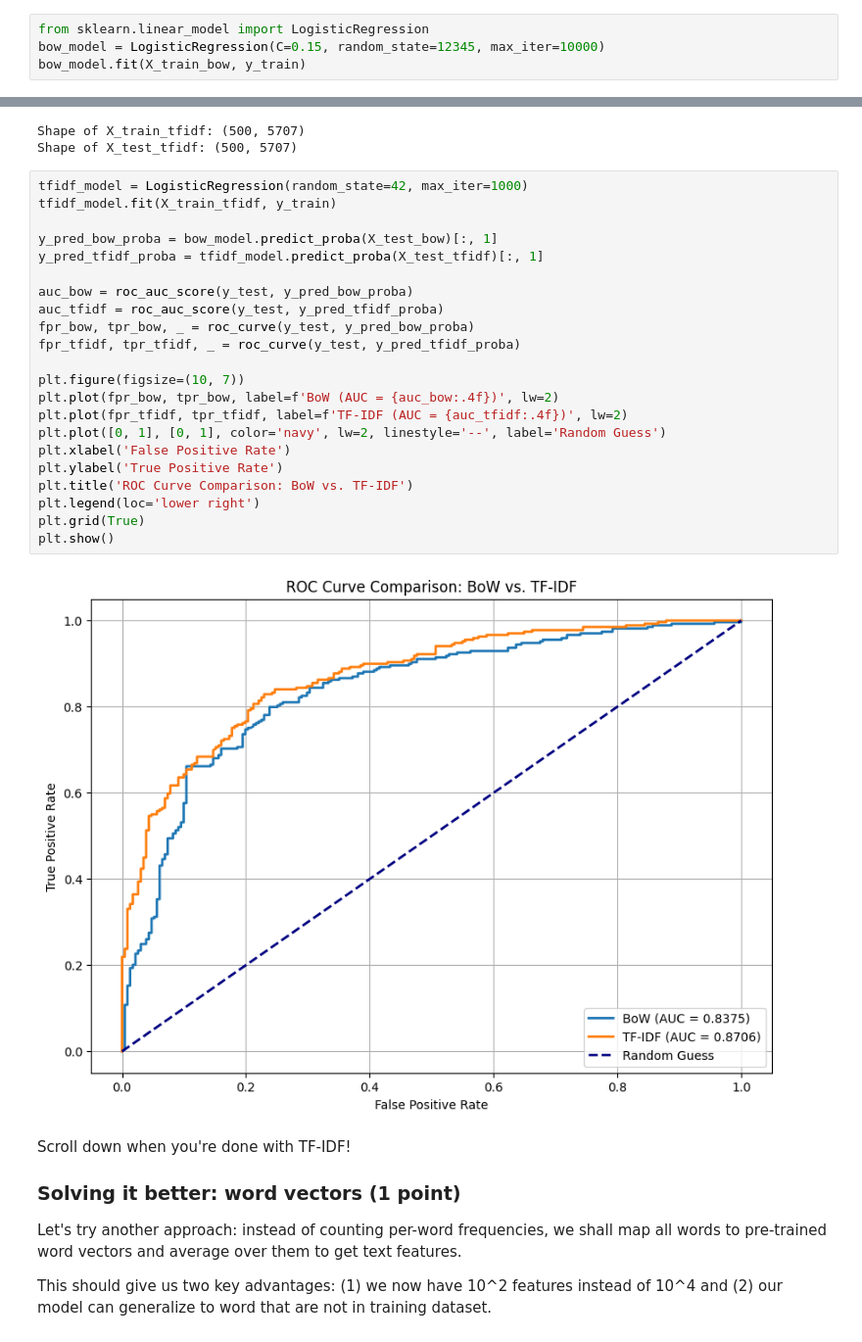
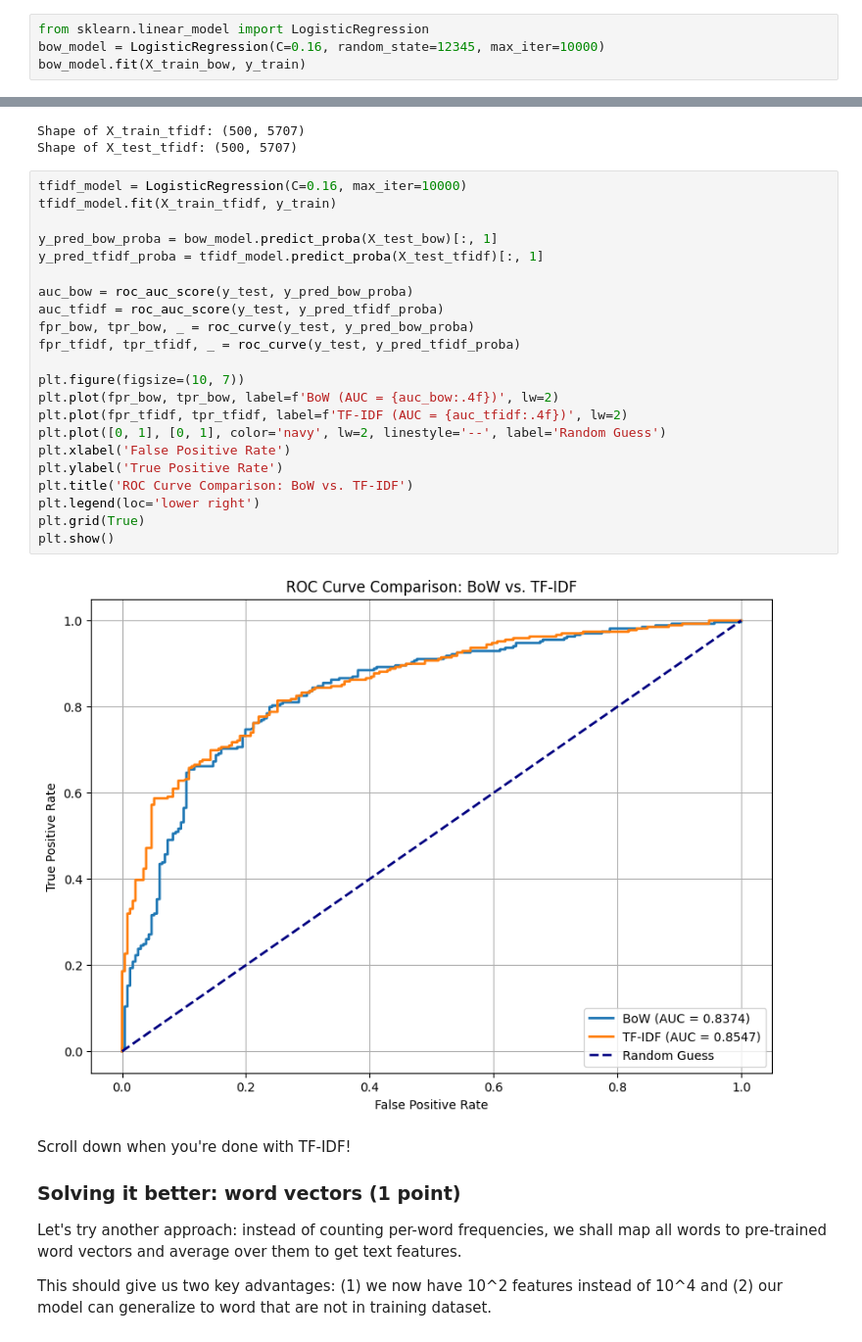
Before and after one commit to AlexDorosh55/Practical_DL, a Jupyter notebook: week06_nlp/seminar_nlp.ipynb, the cells around one changed output, grey strips where cells are left out. Shown at 98% size. Cells and saved outputs as stored; diff of their text form.

```diff
--- a/week06_nlp/seminar_nlp.ipynb
+++ b/week06_nlp/seminar_nlp.ipynb
@@ -423,6 +423,6 @@ It might not be the fanciest one around, but the simplicity has its own advantag
 Let's sklearn it!
 # %%
 from sklearn.linear_model import LogisticRegression
-bow_model = LogisticRegression(C=0.15, random_state=12345, max_iter=10000)
+bow_model = LogisticRegression(C=0.16, random_state=12345, max_iter=10000)
 bow_model.fit(X_train_bow, y_train)
 # %% [output]
@@ -493,29 +493,29 @@ print(f"Shape of X_test_tfidf: {X_test_tfidf.shape}")
 Shape of X_train_tfidf: (500, 5707)
 Shape of X_test_tfidf: (500, 5707)
 # %%
-tfidf_model = LogisticRegression(random_state=42, max_iter=1000)
+tfidf_model = LogisticRegression(C=0.16, max_iter=10000)
 tfidf_model.fit(X_train_tfidf, y_train)
 
 y_pred_bow_proba = bow_model.predict_proba(X_test_bow)[:, 1]
 y_pred_tfidf_proba = tfidf_model.predict_proba(X_test_tfidf)[:, 1]
 
 auc_bow = roc_auc_score(y_test, y_pred_bow_proba)
 auc_tfidf = roc_auc_score(y_test, y_pred_tfidf_proba)
 fpr_bow, tpr_bow, _ = roc_curve(y_test, y_pred_bow_proba)
 fpr_tfidf, tpr_tfidf, _ = roc_curve(y_test, y_pred_tfidf_proba)
 
 plt.figure(figsize=(10, 7))
 plt.plot(fpr_bow, tpr_bow, label=f'BoW (AUC = {auc_bow:.4f})', lw=2)
 plt.plot(fpr_tfidf, tpr_tfidf, label=f'TF-IDF (AUC = {auc_tfidf:.4f})', lw=2)
 plt.plot([0, 1], [0, 1], color='navy', lw=2, linestyle='--', label='Random Guess')
 plt.xlabel('False Positive Rate')
 plt.ylabel('True Positive Rate')
 plt.title('ROC Curve Comparison: BoW vs. TF-IDF')
 plt.legend(loc='lower right')
 plt.grid(True)
 plt.show()
 # %% [output]
-[figure, old version]
+[figure, new version]
 # %% [markdown]
 Scroll down when you're done with TF-IDF!
 
```
Also changed, not shown: parts of 5 cells of this notebook.
